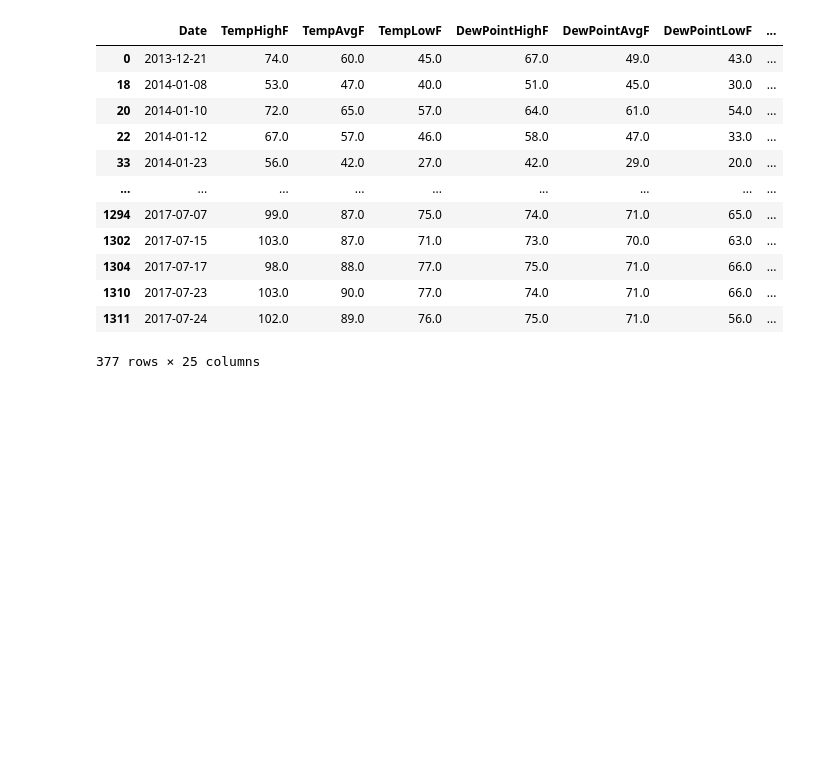
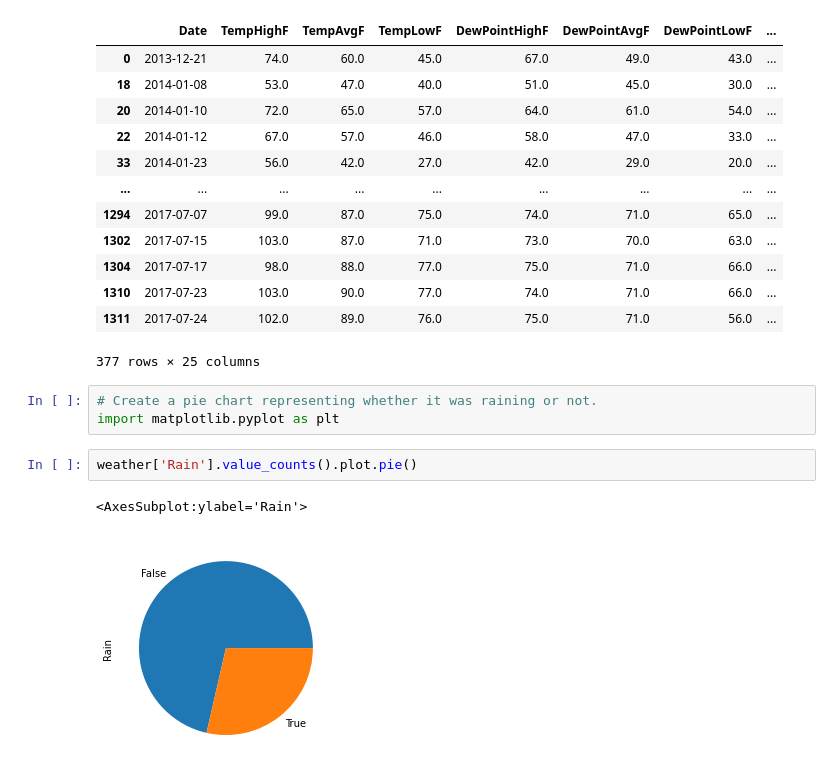
Before and after one commit to IvanciniGT/pythonTrainingDA2, a Jupyter notebook: 10-PandasPractice2.ipynb, the cells around one changed output. Drawn from its saved outputs; the diff is of its cells as text; blank space fills up the shorter version.

```diff
--- a/10-PandasPractice2.ipynb
+++ b/10-PandasPractice2.ipynb
@@ -157,3 +152,11 @@ weather[weather['Rain']]
 | 1310 | 2017-07-23 | 103.0 | 90.0 | 77.0 | 74.0 | 71.0 | 66.0 | ... |
 | 1311 | 2017-07-24 | 102.0 | 89.0 | 76.0 | 75.0 | 71.0 | 56.0 | ... |
 377 rows × 25 columns
+# %%
+# Create a pie chart representing whether it was raining or not.
+import matplotlib.pyplot as plt
+# %%
+weather['Rain'].value_counts().plot.pie()
+# %% [output]
+<AxesSubplot:ylabel='Rain'>
+[figure, added]
```
Also changed, not shown: parts of 6 cells of this notebook, 3 other files.
